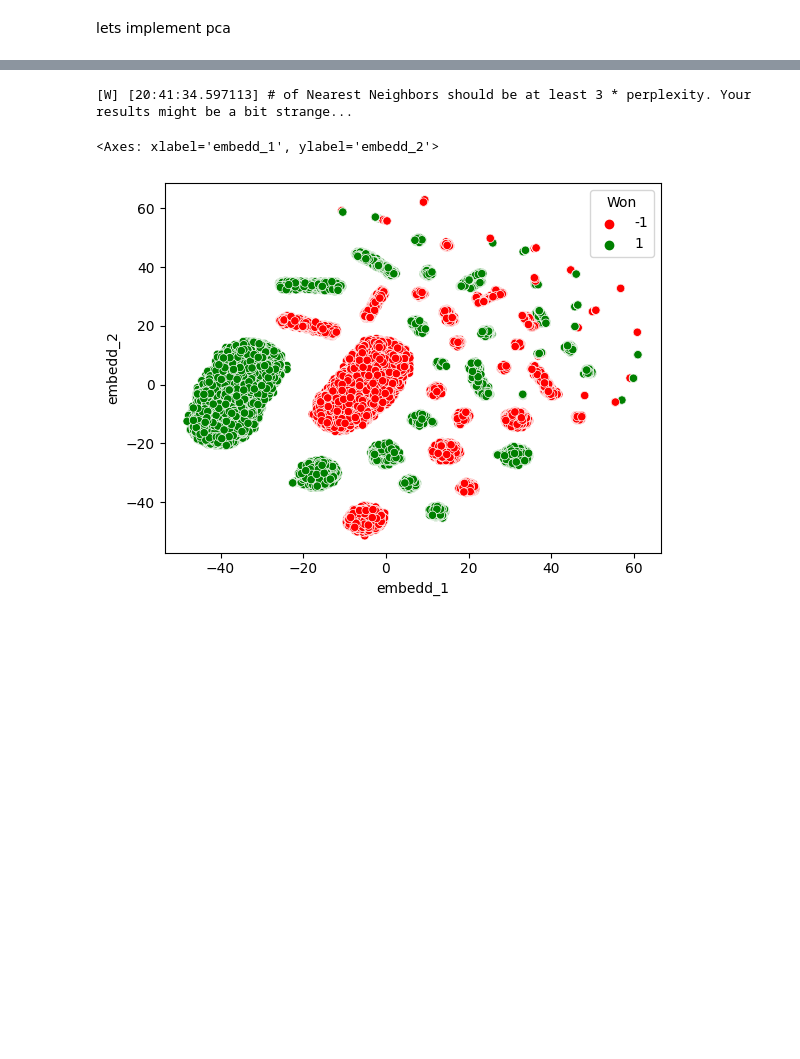
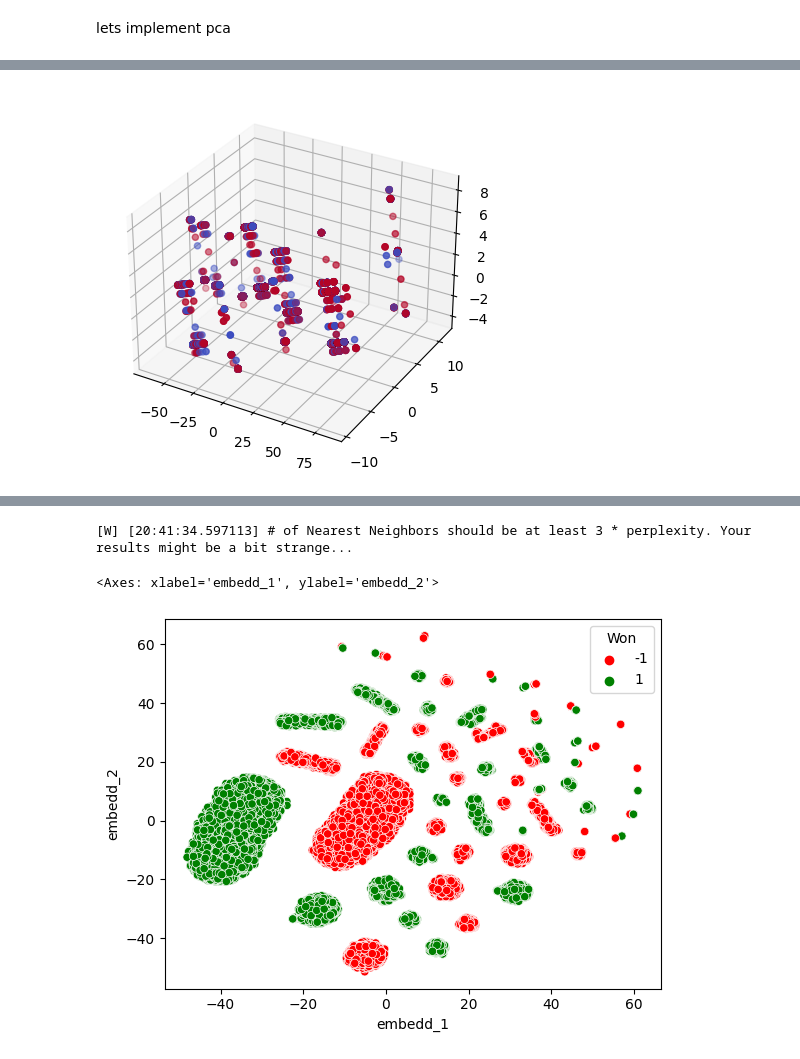
Before and after one commit to mrpintime/Dota2_TI-2016, a Jupyter notebook: Dota2Game.ipynb, the cells around one changed output, grey strips where cells are left out. Saved outputs shown, nothing was run; the diff lists cells and outputs as text; code cells hidden in the pictures; blank space fills up the shorter version.

```diff
--- a/Dota2Game.ipynb
+++ b/Dota2Game.ipynb
@@ -678,3 +683,10 @@ pca_df = pd.DataFrame(trans_pca, columns=['pca_1','pca_2', 'pca_3'])
+# %%
+ax1 = plt.axes(projection='3d')
+
+ax1.scatter(pca_df_ts.pca_1, pca_df_ts.pca_2, pca_df_ts.pca_3, c=df_tst.Won, cmap='coolwarm')
+plt.show()
+# %% [output]
+[figure, added]
 # %%
 ax = plt.axes(projection='3d')
 
```
Also changed, not shown: parts of 56 cells of this notebook.
